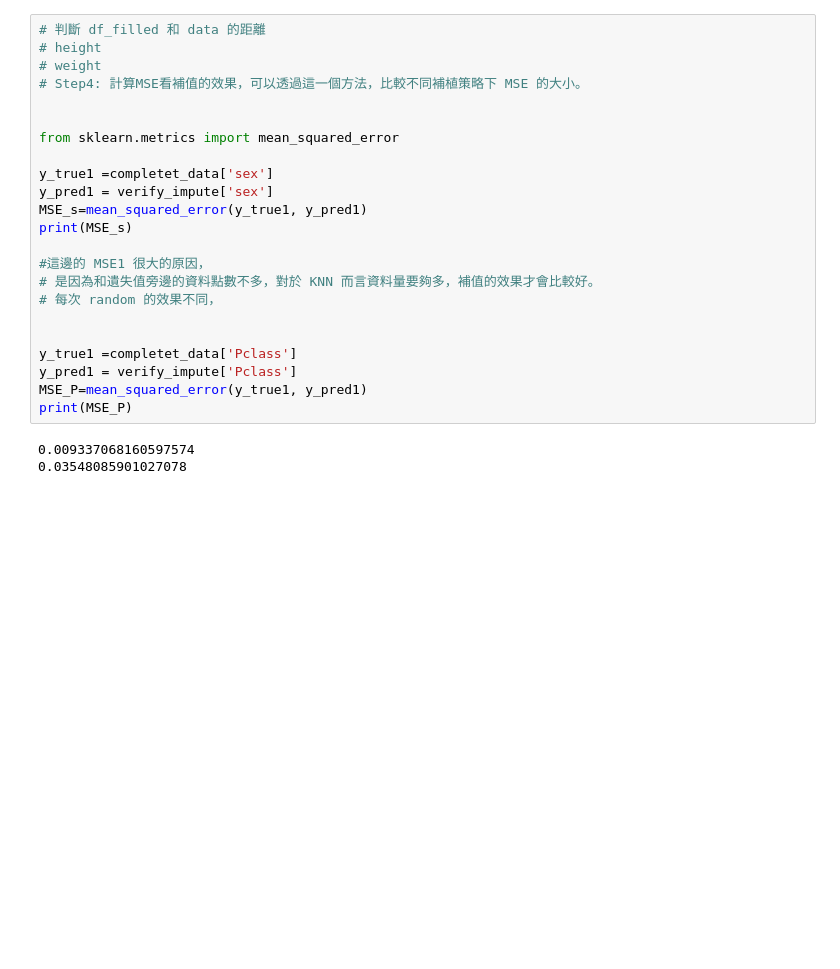
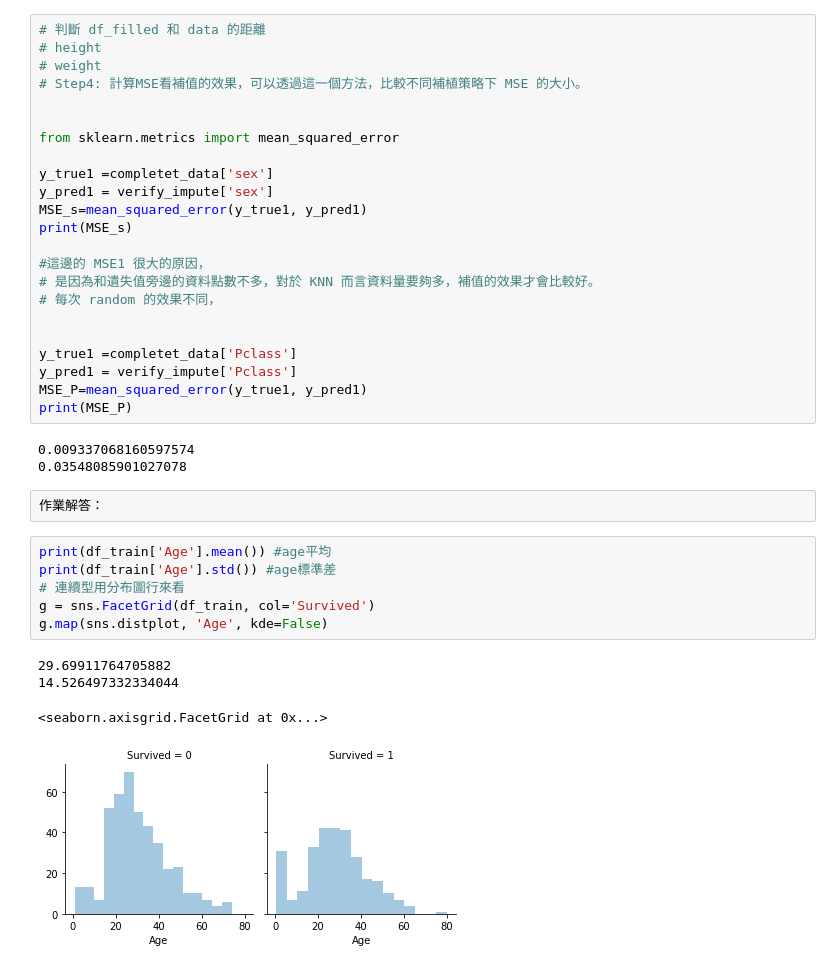
Before and after one commit to menghsin-2021/DA60, a Jupyter notebook: Day38/38 Homework_menghsin.ipynb, the cells around one changed output. Drawn from its saved outputs; the diff is of its cells as text; blank space fills up the shorter version.

```diff
--- a/Day38/38 Homework_menghsin.ipynb
+++ b/Day38/38 Homework_menghsin.ipynb
@@ -544,3 +544,16 @@ print(MSE_P)
 # %% [output]
 0.009337068160597574
 0.03548085901027078
+# %%
+作業解答：
+# %%
+print(df_train['Age'].mean()) #age平均
+print(df_train['Age'].std()) #age標準差
+# 連續型用分布圖行來看
+g = sns.FacetGrid(df_train, col='Survived')
+g.map(sns.distplot, 'Age', kde=False)
+# %% [output]
+29.69911764705882
+14.526497332334044
+<seaborn.axisgrid.FacetGrid at 0x...>
+[figure, added]
```
Also changed, not shown: parts of 2 cells of this notebook, 2 other files.
